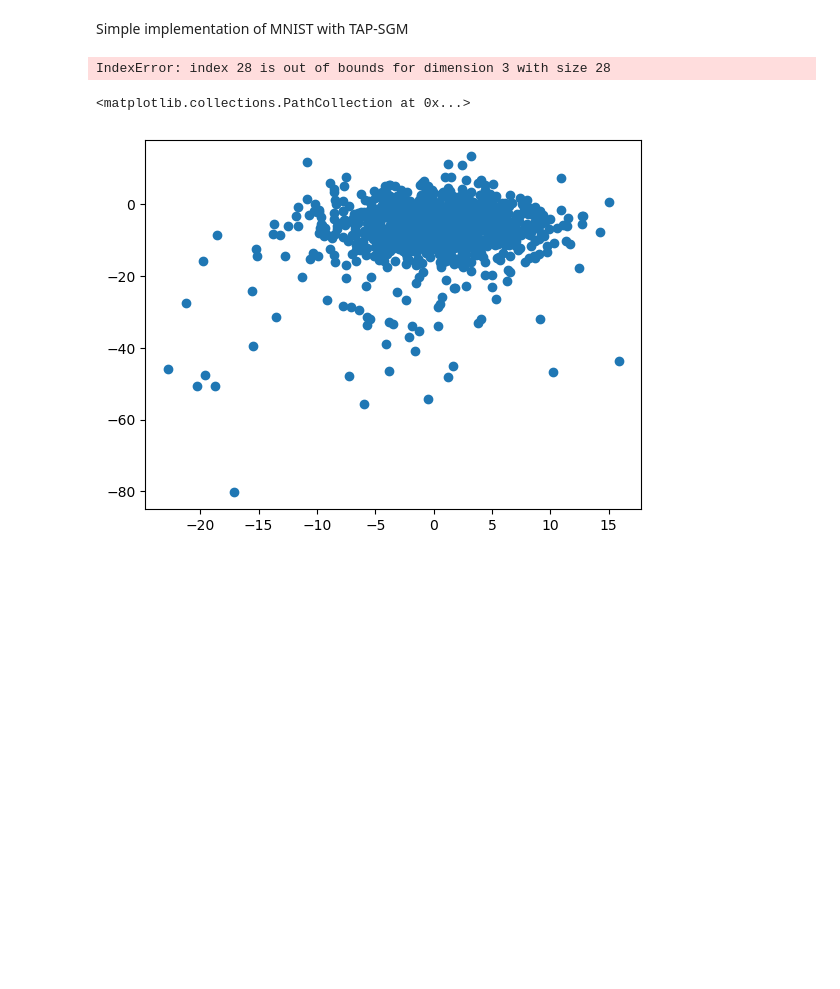
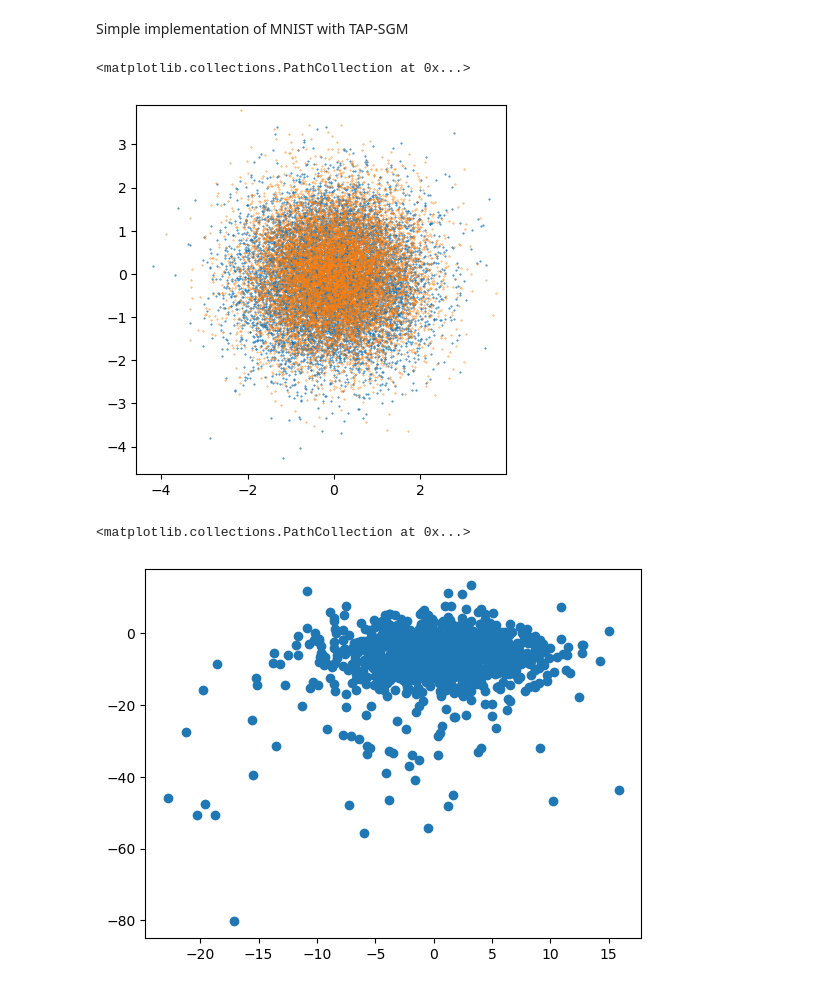
Before and after one commit to benjzhang/tap-sgm, a Jupyter notebook: mymnist/mnist_simple_tapsgm_relu.ipynb, the cells around one changed output. Saved outputs shown, nothing was run; the diff lists cells and outputs as text; code cells hidden in the pictures; blank space fills up the shorter version.

```diff
--- a/mymnist/mnist_simple_tapsgm_relu.ipynb
+++ b/mymnist/mnist_simple_tapsgm_relu.ipynb
@@ -279,14 +279,18 @@ def generate_samples(score_network: torch.nn.Module, nsamples: int,loaded) -> to
 # %%
 loaded = torch.load('pushforward_samples')
 loaded = loaded.detach().numpy()
 
-evolve = ou_process(torch.tensor(loaded),torch.tensor(0))
+evolve = ou_process(torch.tensor(loaded),torch.tensor(5))
 
 
-plt.scatter(evolve[0:10000,0,1,1],evolve[0:10000,0,27,27],s = 0.2)
+plt.scatter(evolve[0:10000,0,8,5],evolve[0:10000,0,4,27],s = 0.2)
 plt.axis('square')
+
+blah = torch.randn(10000,2).detach().numpy()
+plt.scatter(blah[:,0],blah[:,1],s = 0.1)
 # %% [output]
-IndexError: index 28 is out of bounds for dimension 3 with size 28
+<matplotlib.collections.PathCollection at 0x...>
+[figure, added]
 # %%
 scorenet_trained = torch.load('mnist_scorenet_tapsgm_ffjord_ReLU_T2_lr0005_iter100k_strongprior',map_location=torch.device('cpu'))
 # %%
```
Also changed, not shown: 1 other file.
